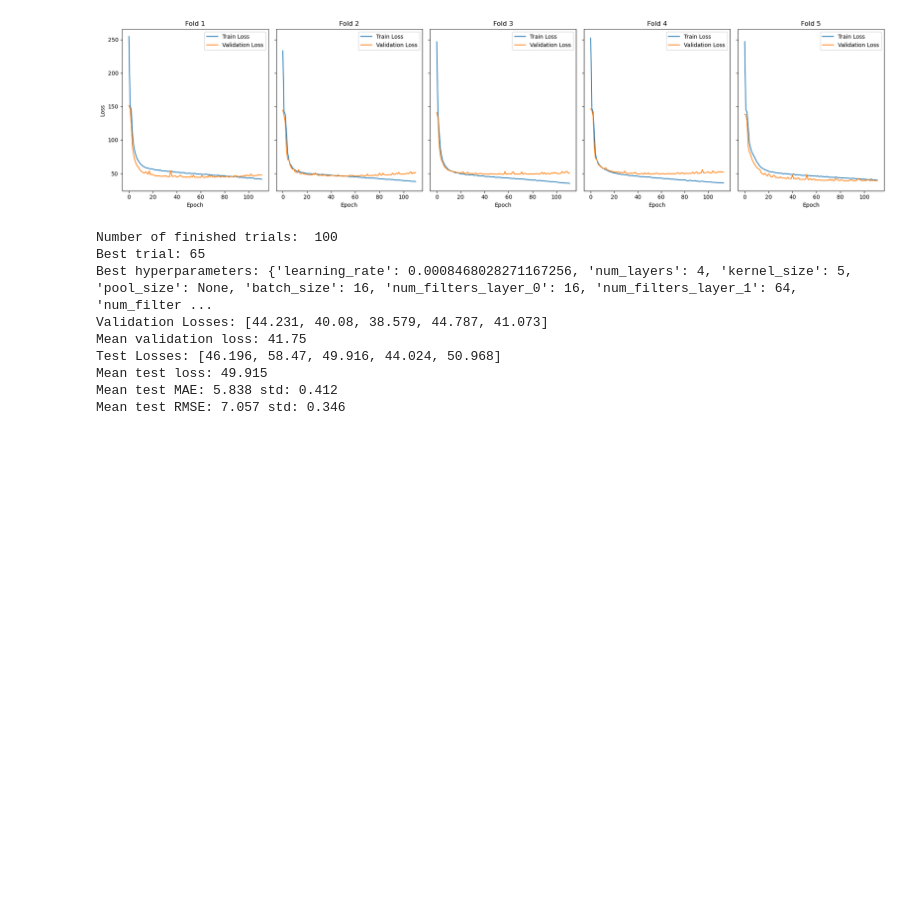
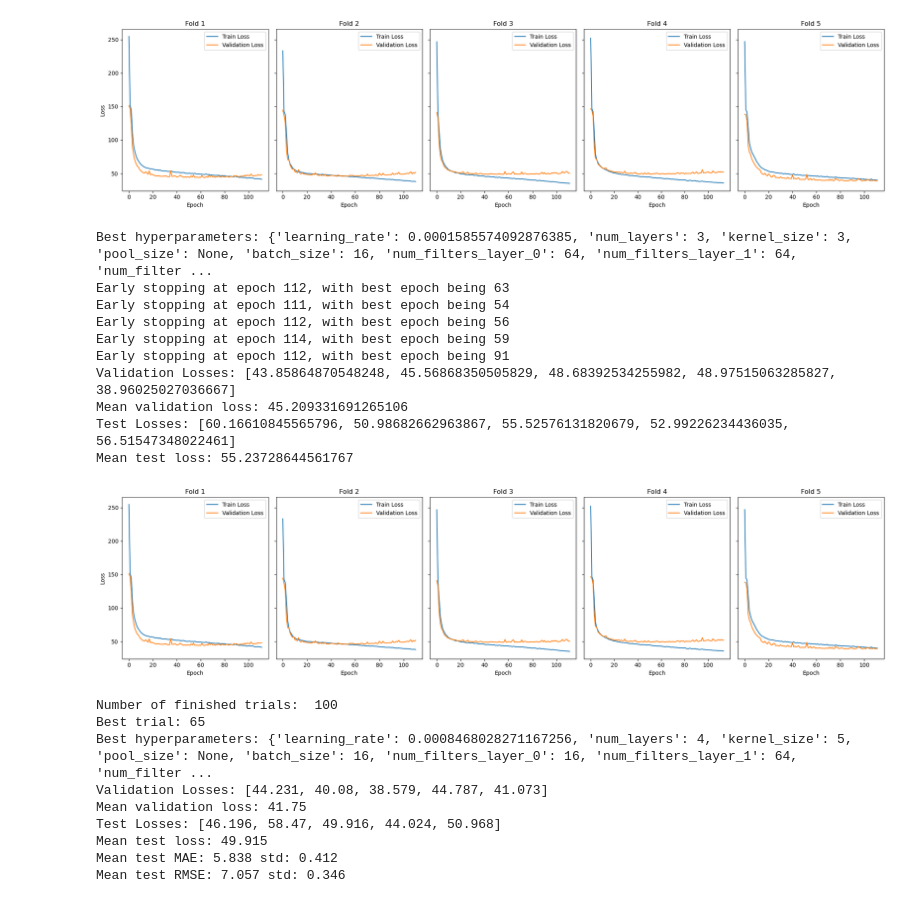
Before and after one commit to MiguelGarcaoSilva/motifpred, a Jupyter notebook: code/casestudy_syntheticdata2/casestudy_cnn.ipynb, the cells around one changed output. Cells and saved outputs as stored; diff of their text form; code cells hidden in the pictures; blank space fills up the shorter version.

```diff
--- a/code/casestudy_syntheticdata2/casestudy_cnn.ipynb
+++ b/code/casestudy_syntheticdata2/casestudy_cnn.ipynb
@@ -275,34 +277,46 @@ from utils.utils import plot_preds_vs_truevalues
 from utils.train_pipeline import get_preds_best_config
 
 
-epochs_train_losses, epochs_val_losses, all_predictions, all_true_values = get_preds_best_config(study, pipeline, CNN, model_type, model_params_keys, num_epochs =num_epochs, seed=seed, X=[X_series, X_mask], y=y, normalize_flags=[True, False])
+epochs_train_losses, epochs_val_losses, all_predictions, all_true_values = get_preds_best_config(study, pipeline, CNN, model_type, model_params_keys, num_epochs =num_epochs, seed=seed, X=X, y=y, normalize_flags=NORMALIZE_FLAGS)
 
 # Plot the train and validation losses for each fold
 fig, axes = plt.subplots(nrows=1, ncols=5, figsize=(20, 5), sharey=True)
 for i in range(5):
     axes[i].plot(epochs_train_losses[i], label="Train Loss")
     axes[i].plot(epochs_val_losses[i], label="Validation Loss")
     axes[i].set_title(f"Fold {i + 1}")
     axes[i].set_xlabel("Epoch")
     if i == 0:
         axes[i].set_ylabel("Loss")
     axes[i].legend()
 
 plt.tight_layout()
 plt.savefig(os.path.join(IMAGES_DIR, f"{model_name}_{n_trials}_trials_{num_epochs}_epochs_losses.png"))
 plt.show()
 
 # Plot the predictions vs true values for each fold
 # for fold in range(5):
 #     plot_preds_vs_truevalues(np.ravel(all_true_values[fold]), np.ravel(all_predictions[fold]), fold, save_path=os.path.join(IMAGES_DIR, f"{model_name}_{n_trials}_trials_{num_epochs}_epochs_fold_{fold}_predictions.png"))
 
 
 # for fold in range(5):
 #     img = mpimg.imread(os.path.join(IMAGES_DIR, f"{model_name}_{n_trials}_trials_{num_epochs}_epochs_fold_{fold}_predictions.png"))
 #     plt.figure(figsize=(10, 10))
 #     plt.imshow(img)
 #     plt.axis('off')  # Hide axes for a cleaner display
 #     plt.show()
+# %% [output]
+Best hyperparameters: {'learning_rate': 0.0001585574092876385, 'num_layers': 3, 'kernel_size': 3, 'pool_size': None, 'batch_size': 16, 'num_filters_layer_0': 64, 'num_filters_layer_1': 64, 'num_filter ...
+Early stopping at epoch 112, with best epoch being 63
+Early stopping at epoch 111, with best epoch being 54
+Early stopping at epoch 112, with best epoch being 56
+Early stopping at epoch 114, with best epoch being 59
+Early stopping at epoch 112, with best epoch being 91
+Validation Losses: [43.85864870548248, 45.56868350505829, 48.68392534255982, 48.97515063285827, 38.96025027036667]
+Mean validation loss: 45.209331691265106
+Test Losses: [60.16610845565796, 50.98682662963867, 55.52576131820679, 52.99226234436035, 56.51547348022461]
+Mean test loss: 55.23728644561767
+[figure, added]
 # %%
 from models.cnn_pytorch import CNN
 from utils.utils import print_study_results, plot_best_model_results
```
Also changed, not shown: parts of 6 cells of this notebook, 5 other files.
